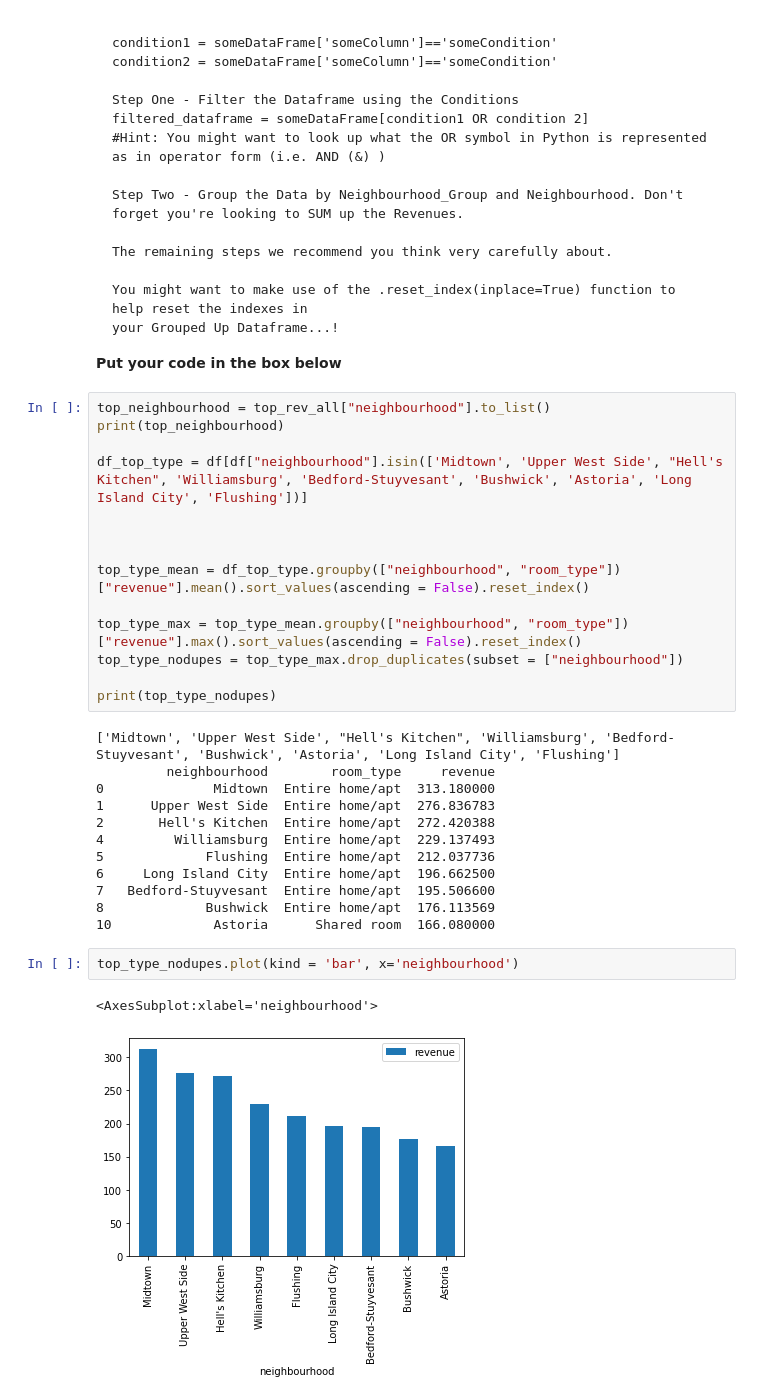
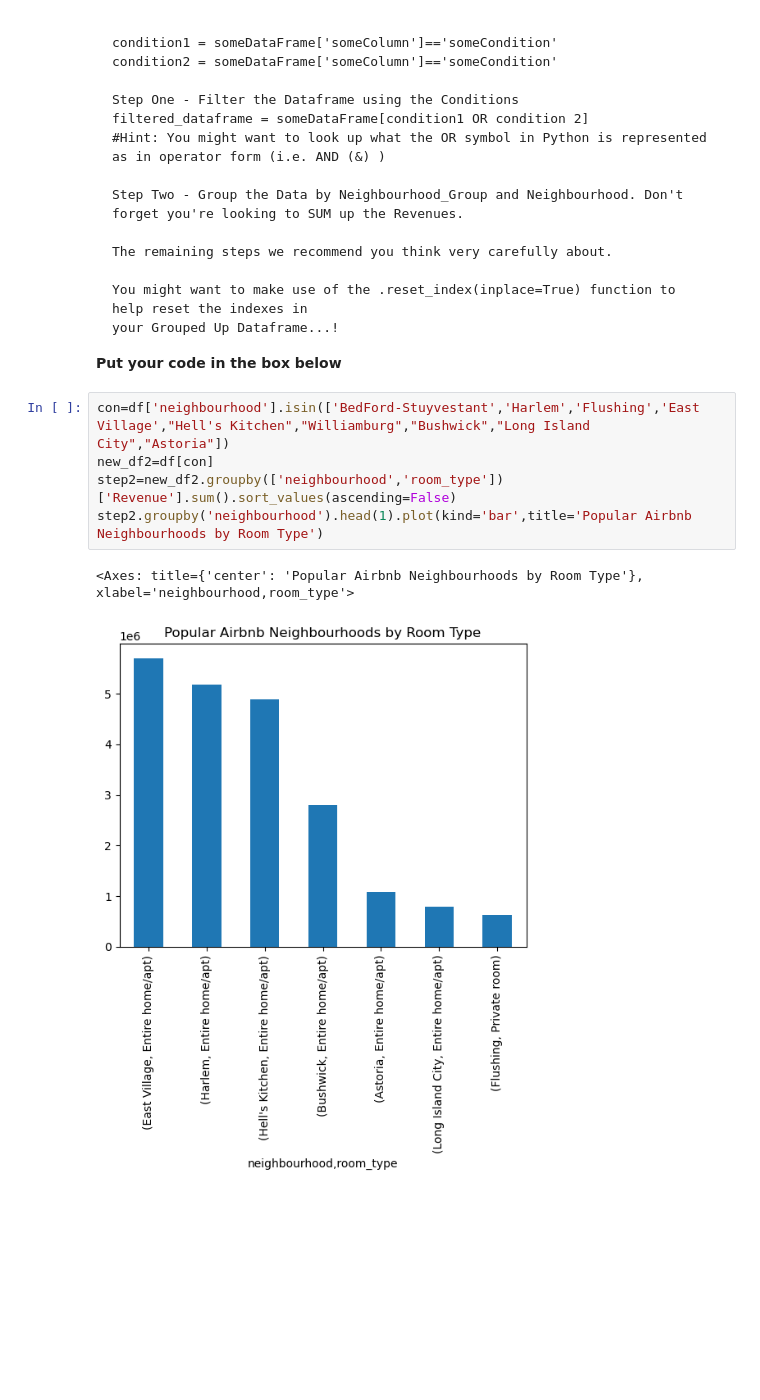
Before and after one commit to rahulsagrolikar/Springboard, a Jupyter notebook: Airbnb_Exercise_Student_Facing_170221.ipynb, the cells around one changed output. Drawn from its saved outputs; the diff is of its cells as text; blank space fills up the shorter version.

```diff
--- a/Airbnb_Exercise_Student_Facing_170221.ipynb
+++ b/Airbnb_Exercise_Student_Facing_170221.ipynb
@@ -243,34 +217,11 @@ We recommend you consider the following:
 
 
  <b> Put your code in the box below </b>
-# %%
-top_neighbourhood = top_rev_all["neighbourhood"].to_list()
-print(top_neighbourhood)
-
-df_top_type = df[df["neighbourhood"].isin(['Midtown', 'Upper West Side', "Hell's Kitchen", 'Williamsburg', 'Bedford-Stuyvesant', 'Bushwick', 'Astoria', 'Long Island City', 'Flushing'])]
-
-
-
-top_type_mean = df_top_type.groupby(["neighbourhood", "room_type"])["revenue"].mean().sort_values(ascending = False).reset_index()
-
-top_type_max = top_type_mean.groupby(["neighbourhood", "room_type"])["revenue"].max().sort_values(ascending = False).reset_index()
-top_type_nodupes = top_type_max.drop_duplicates(subset = ["neighbourhood"])
-
-print(top_type_nodupes)
-# %% [output]
-['Midtown', 'Upper West Side', "Hell's Kitchen", 'Williamsburg', 'Bedford-Stuyvesant', 'Bushwick', 'Astoria', 'Long Island City', 'Flushing']
-         neighbourhood        room_type     revenue
-0              Midtown  Entire home/apt  313.180000
-1      Upper West Side  Entire home/apt  276.836783
-2       Hell's Kitchen  Entire home/apt  272.420388
-4         Williamsburg  Entire home/apt  229.137493
-5             Flushing  Entire home/apt  212.037736
-6     Long Island City  Entire home/apt  196.662500
-7   Bedford-Stuyvesant  Entire home/apt  195.506600
-8             Bushwick  Entire home/apt  176.113569
-10             Astoria      Shared room  166.080000
-# %%
-top_type_nodupes.plot(kind = 'bar', x='neighbourhood')
-# %% [output]
-<AxesSubplot:xlabel='neighbourhood'>
-[figure, removed]
+# %%
+con=df['neighbourhood'].isin(['BedFord-Stuyvestant','Harlem','Flushing','East Village',"Hell's Kitchen","Williamburg","Bushwick","Long Island City","Astoria"])
+new_df2=df[con]
+step2=new_df2.groupby(['neighbourhood','room_type'])['Revenue'].sum().sort_values(ascending=False)
+step2.groupby('neighbourhood').head(1).plot(kind='bar',title='Popular Airbnb Neighbourhoods by Room Type')
+# %% [output]
+<Axes: title={'center': 'Popular Airbnb Neighbourhoods by Room Type'}, xlabel='neighbourhood,room_type'>
+[figure, added]
```
Also changed, not shown: parts of 14 cells of this notebook.
